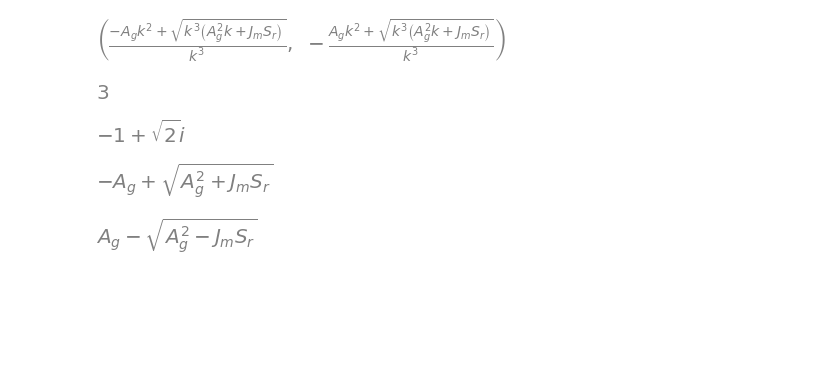
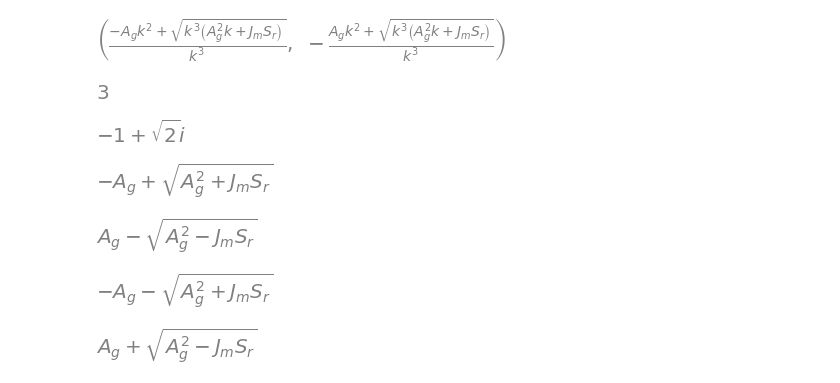
Before and after one commit to yota-code/goto.trajbang, a Jupyter notebook: notebook/third_attempt.ipynb, the cells around one changed output. Drawn from its saved outputs; the diff is of its cells as text; code cells hidden in the pictures; blank space fills up the shorter version.

```diff
--- a/notebook/third_attempt.ipynb
+++ b/notebook/third_attempt.ipynb
@@ -45,12 +45,11 @@ tc1
 # %% [output]
 [figure]
 # %%
-def get_V(Am, Ad, k) :
-    # return the amount of speed taken to make a acceleration and
-    # a deceleration to go back to the same value Am
-    Az = Am + k * Ad
-    print('raaaah', Az, Az.subs({'A_g': 1, 'A_d': 3, 'k': -1, 'J_m': 1}))
-    return (Am + Az) * (k * k * Ad) / Jm
+def get_V(Ag, Ad, k) :
+    # return the amount of speed taken to make a acceleration to Az = Ag + k* Ad and
+    # a deceleration to go back to the same value Ag
+    Az = Ag + k * Ad
+    return (Ag + Az) * (k * k * Ad) / Jm
 # %%
 Ad, k, Sr = sympy.symbols('A_d k S_r')
 eq = sympy.Eq(get_V(Ag, Ad, k), Sr)
@@ -84,3 +83,11 @@ s1.subs({'k': 1}).simplify()
 s1.subs({'k': -1}).simplify()
 # %% [output]
 [figure]
+# %%
+s2.subs({'k': 1}).simplify()
+# %% [output]
+[figure, added]
+# %%
+s2.subs({'k': -1}).simplify()
+# %% [output]
+[figure, added]
```
Also changed, not shown: 2 other files.
